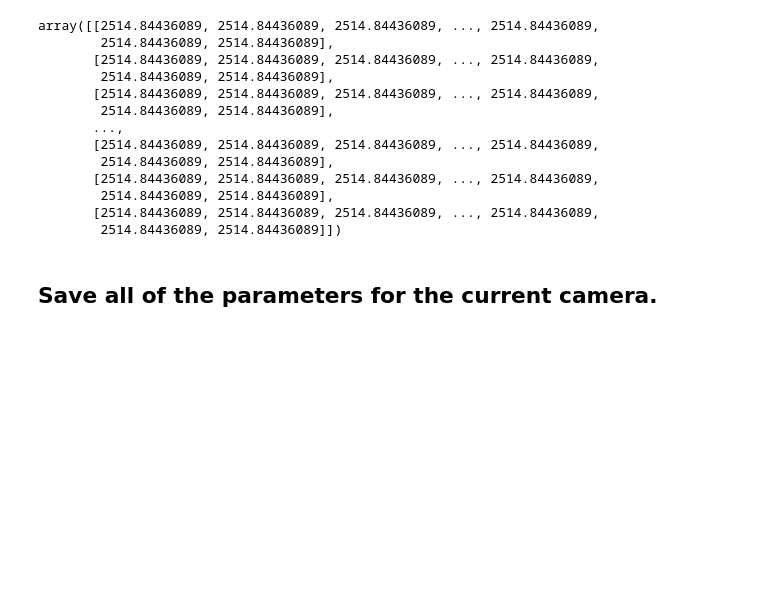
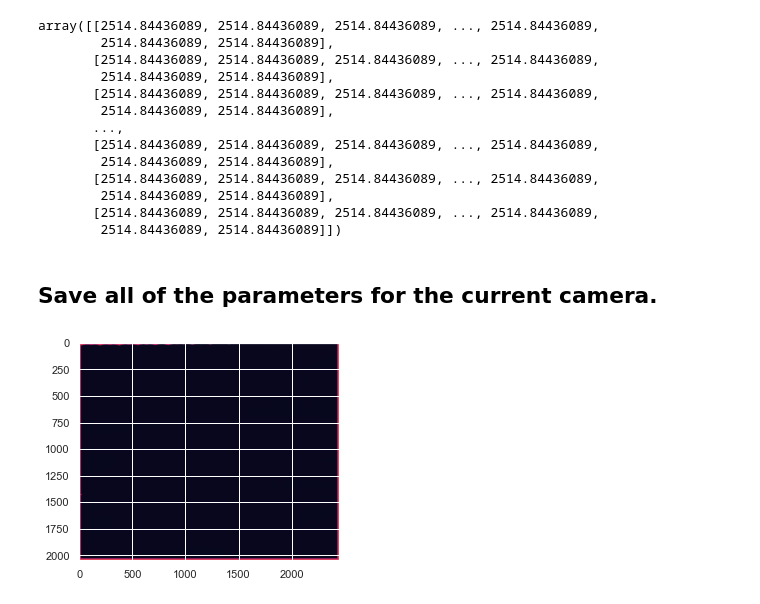
Before and after one commit to masadatz/PolCam, a Jupyter notebook: flat-filed_correction.ipynb, the cells around one changed output. Drawn from its saved outputs; the diff is of its cells as text; code cells hidden in the pictures; blank space fills up the shorter version.

```diff
--- a/flat-filed_correction.ipynb
+++ b/flat-filed_correction.ipynb
@@ -212,3 +224,13 @@ data = {"name": f"{cam_id}",
             #"C" : C}
 with open(f"{cam_id}_calibration_params.json", "w") as file:
     json.dump(data, file)
+# %%
+
+new_fix = np.load(dir)
+dir_old = f"C:/Users/masadatz/Google Drive/CloudCT/svs_vistek/calibration/{cam_id}/full_scan/fixed/fixed_polcal_{angle}_{cam_id}.npy"
+
+old = np.load(dir_old)
+plt.imshow(new_fix-old)
+plt.show()
+# %% [output]
+[figure, added]
```
Also changed, not shown: parts of 5 cells of this notebook, 7 other files.
